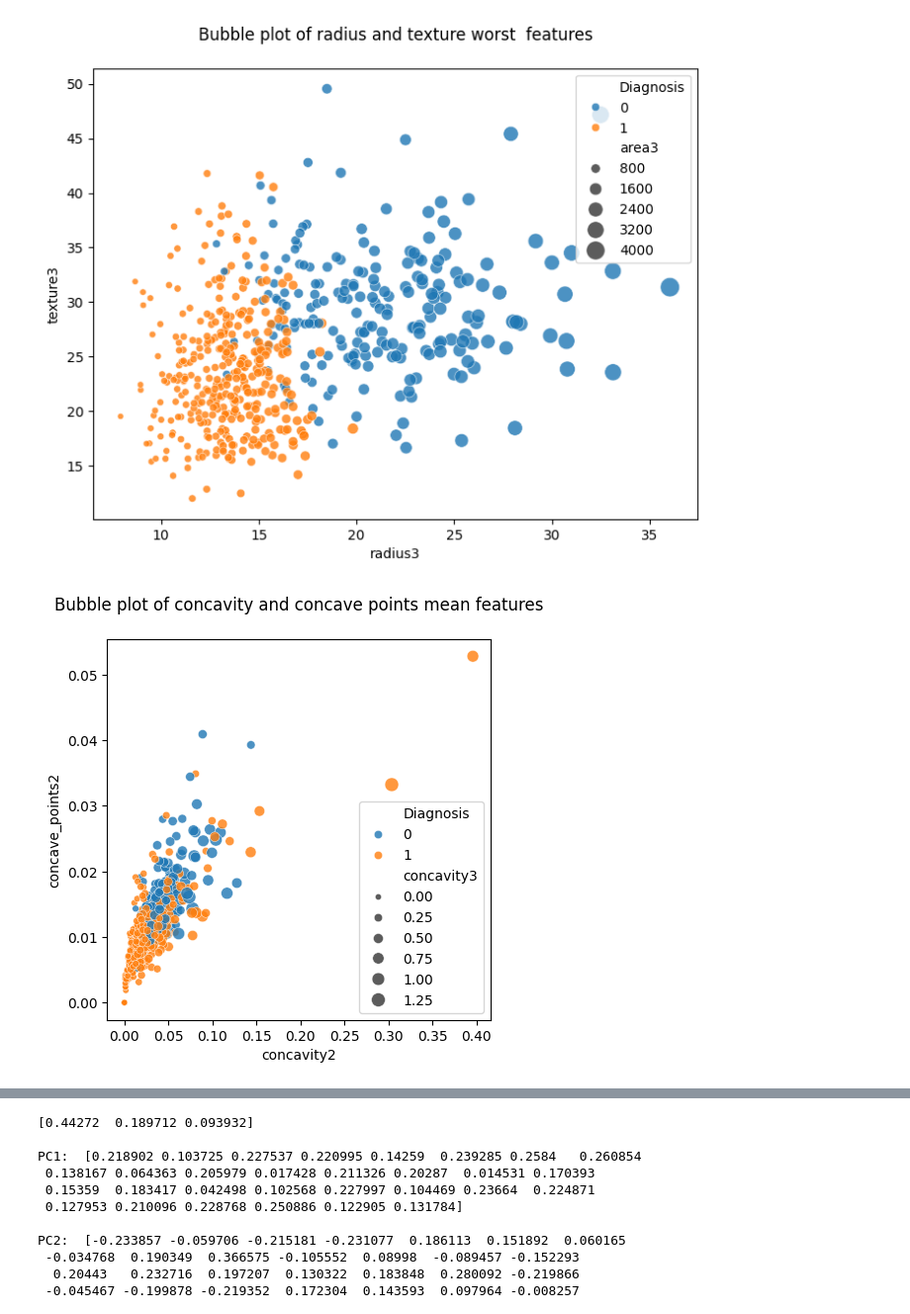
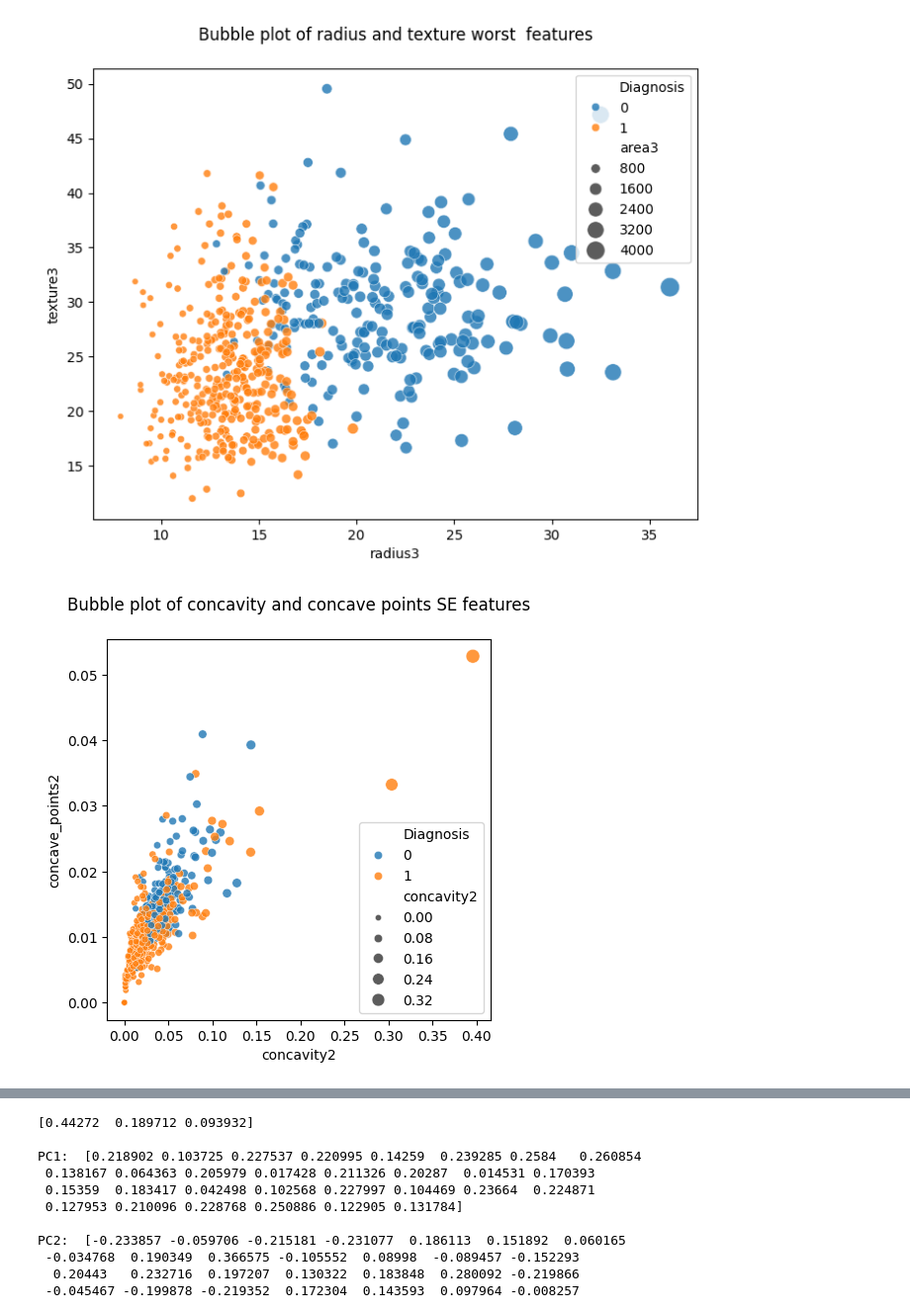
Before and after one commit to Jbaner/Module-B-semester-2, a Jupyter notebook: Week9.ipynb, the cells around one changed output, grey strips where cells are left out. Shown at 99% size. Saved outputs shown, nothing was run; the diff lists cells and outputs as text; code cells hidden in the pictures.

```diff
--- a/Week9.ipynb
+++ b/Week9.ipynb
@@ -141,8 +154,8 @@ plt.show()
 # %%
 #Draw bubble plots
 plt.figure(figsize=(5,5))
-sns.scatterplot(data=df_BreastCancer, x="concavity2", y="concave_points2", size="concavity3", hue="Diagnosis", sizes=(20,100), alpha=0.8)
-plt.title("Bubble plot of concavity and concave points mean features\n")
+sns.scatterplot(data=df_BreastCancer, x="concavity2", y="concave_points2", size="concavity2", hue="Diagnosis", sizes=(20,100), alpha=0.8)
+plt.title("Bubble plot of concavity and concave points SE features\n")
 plt.show()
 # %% [output]
-[figure, old version]
+[figure, new version]
```
Also changed, not shown: parts of 4 cells of this notebook.
